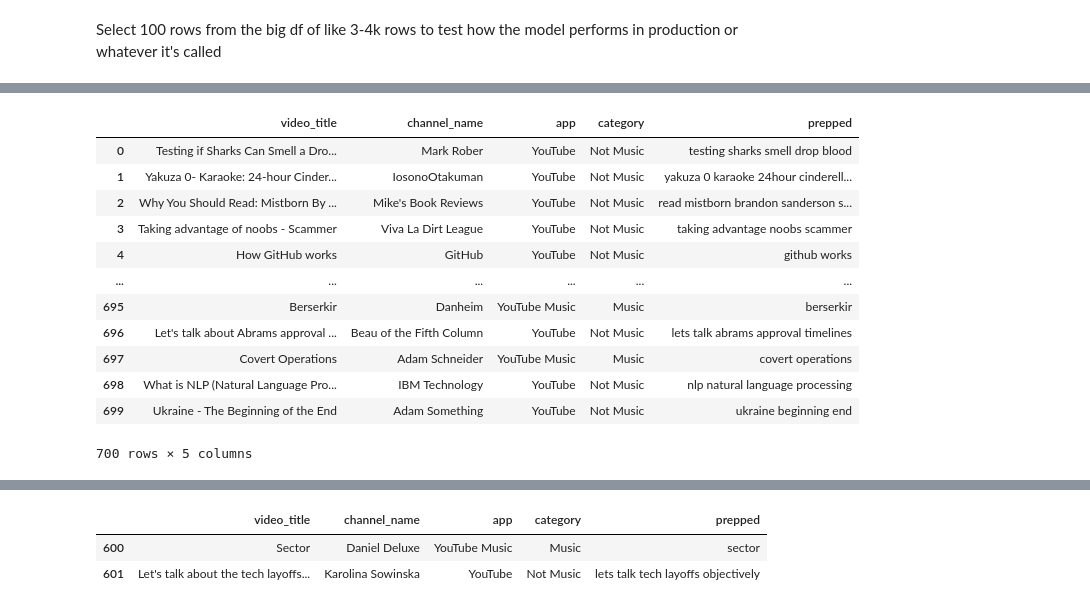
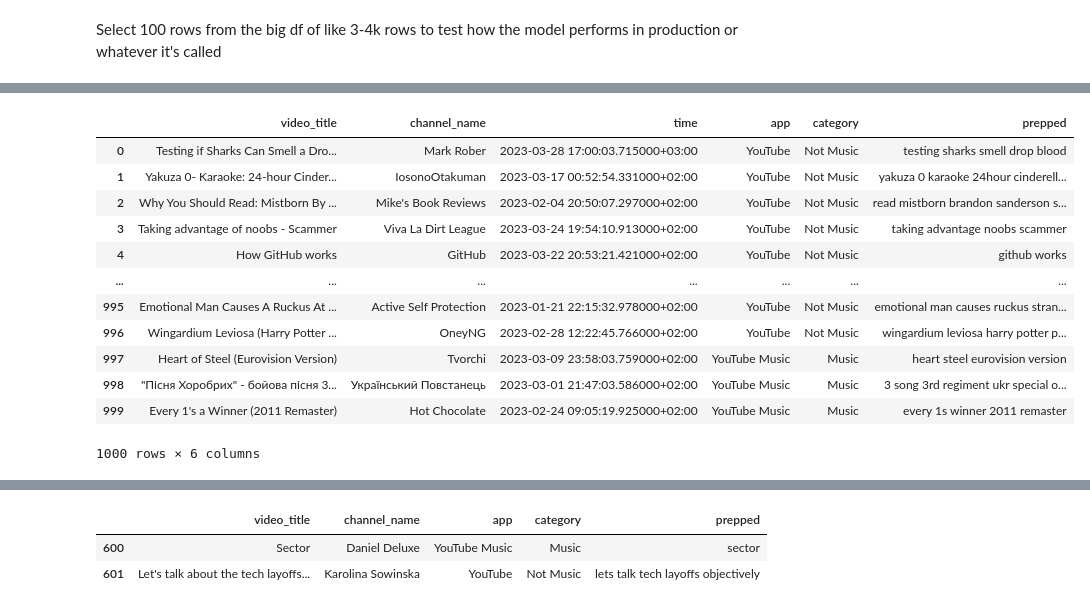
Before and after one commit to SanAntonik/yt_activity_analysis, a Jupyter notebook: classify.ipynb, the cells around one changed output, grey strips where cells are left out. Drawn from its saved outputs; the diff is of its cells as text; code cells hidden in the pictures.

Commit message:
Find missed row number 397 and insert it back, so you can add time col later

```diff
--- a/classify.ipynb
+++ b/classify.ipynb
@@ -581,21 +599,21 @@ Select 100 rows from the big df of like 3-4k rows to test how the model performs
 # %%
-sample = prepped_df.sample(n=700, random_state=42).drop(["time"], axis=1)
+sample = prepped_df.sample(n=1000, random_state=42)
 sample = sample.reset_index(drop=True)
 sample
 # %% [output]
-|  | video_title | channel_name | app | category | prepped |
-| 0 | Testing if Sharks Can Smell a Dro... | Mark Rober | YouTube | Not Music | testing sharks smell drop blood |
-| 1 | Yakuza 0- Karaoke: 24-hour Cinder... | IosonoOtakuman | YouTube | Not Music | yakuza 0 karaoke 24hour cinderell... |
-| 2 | Why You Should Read: Mistborn By ... | Mike's Book Reviews | YouTube | Not Music | read mistborn brandon sanderson s... |
-| 3 | Taking advantage of noobs - Scammer | Viva La Dirt League | YouTube | Not Music | taking advantage noobs scammer |
-| 4 | How GitHub works | GitHub | YouTube | Not Music | github works |
-| ... | ... | ... | ... | ... | ... |
-| 695 | Berserkir | Danheim | YouTube Music | Music | berserkir |
-| 696 | Let's talk about Abrams approval ... | Beau of the Fifth Column | YouTube | Not Music | lets talk abrams approval timelines |
-| 697 | Covert Operations | Adam Schneider | YouTube Music | Music | covert operations |
-| 698 | What is NLP (Natural Language Pro... | IBM Technology | YouTube | Not Music | nlp natural language processing |
-| 699 | Ukraine - The Beginning of the End | Adam Something | YouTube | Not Music | ukraine beginning end |
+|  | video_title | channel_name | time | app | category | prepped |
+| 0 | Testing if Sharks Can Smell a Dro... | Mark Rober | 2023-03-28 17:00:03.715000+03:00 | YouTube | Not Music | testing sharks smell drop blood |
+| 1 | Yakuza 0- Karaoke: 24-hour Cinder... | IosonoOtakuman | 2023-03-17 00:52:54.331000+02:00 | YouTube | Not Music | yakuza 0 karaoke 24hour cinderell... |
+| 2 | Why You Should Read: Mistborn By ... | Mike's Book Reviews | 2023-02-04 20:50:07.297000+02:00 | YouTube | Not Music | read mistborn brandon sanderson s... |
+| 3 | Taking advantage of noobs - Scammer | Viva La Dirt League | 2023-03-24 19:54:10.913000+02:00 | YouTube | Not Music | taking advantage noobs scammer |
+| 4 | How GitHub works | GitHub | 2023-03-22 20:53:21.421000+02:00 | YouTube | Not Music | github works |
+| ... | ... | ... | ... | ... | ... | ... |
+| 995 | Emotional Man Causes A Ruckus At ... | Active Self Protection | 2023-01-21 22:15:32.978000+02:00 | YouTube | Not Music | emotional man causes ruckus stran... |
+| 996 | Wingardium Leviosa (Harry Potter ... | OneyNG | 2023-02-28 12:22:45.766000+02:00 | YouTube | Not Music | wingardium leviosa harry potter p... |
+| 997 | Heart of Steel (Eurovision Version) | Tvorchi | 2023-03-09 23:58:03.759000+02:00 | YouTube Music | Music | heart steel eurovision version |
+| 998 | "Пісня Хоробрих" - бойова пісня 3... | Український Повстанець | 2023-03-01 21:47:03.586000+02:00 | YouTube Music | Music | 3 song 3rd regiment ukr special o... |
+| 999 | Every 1's a Winner (2011 Remaster) | Hot Chocolate | 2023-02-24 09:05:19.925000+02:00 | YouTube Music | Music | every 1s winner 2011 remaster |
-700 rows × 5 columns
+1000 rows × 6 columns
 # %%
 df.tail()
 # %% [output]
```
Also changed, not shown: parts of 24 cells of this notebook.
